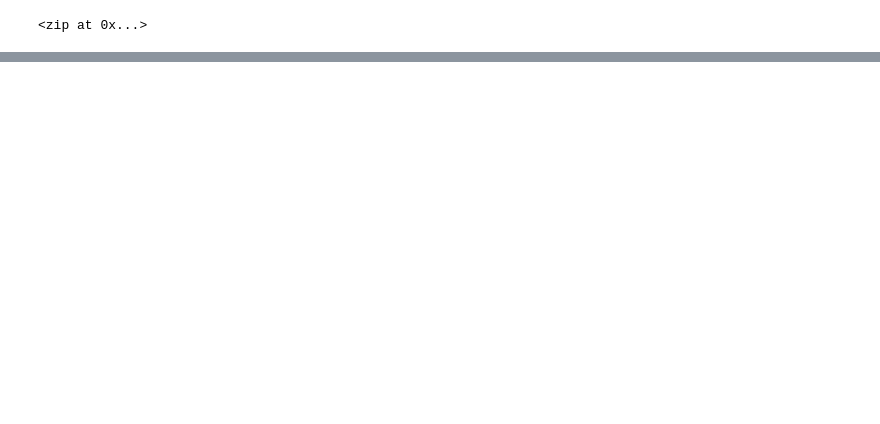
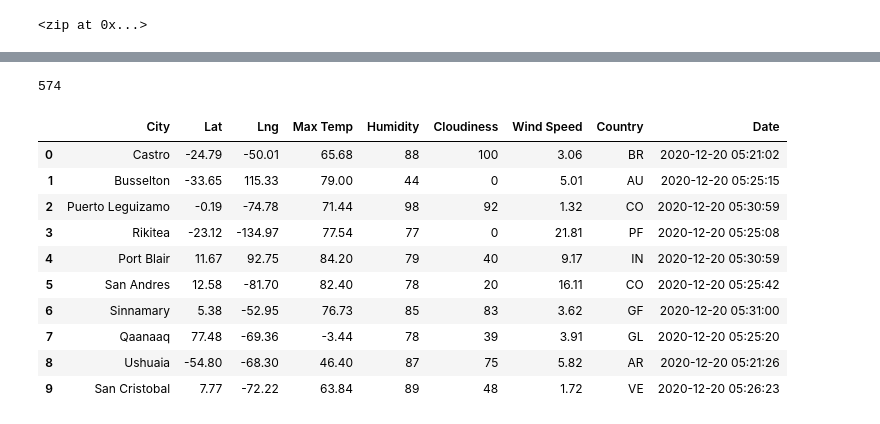
Before and after one commit to jayjohnson526/World_Weather_Analysis, a Jupyter notebook: WeatherPy.ipynb, the cells around one changed output, grey strips where cells are left out. Cells and saved outputs as stored; diff of their text form; code cells hidden in the pictures; blank space fills up the shorter version.

Commit message:
Adding weather_data folder with cities datafile. Updated WeatherPy.

```diff
--- a/WeatherPy.ipynb
+++ b/WeatherPy.ipynb
@@ -34,0 +42,4 @@ len(cities)
+# %%
+# Starting URL for Weather Map API Call.
+url = "http://api.openweathermap.org/data/2.5/weather?units=Imperial&APPID=" + weather_api_key
+print(url)
@@ -34,0 +48,11 @@ len(cities)
+# %%
+# Create an empty list to hold the weather data.
+city_data = []
+
+# Print the beginning of the logging.
+print("Beginning Data Retrieval     ")
+print("-----------------------------")
+
+# Create counters.
+record_count = 1
+set_count = 1
@@ -34,0 +135,21 @@ len(cities)
+# %%
+# Get how many cities are in our array of dictionaries
+len(city_data)
+# %% [output]
+574
+# %%
+# Convert the array of dictionaries to a Pandas DataFrame.
+city_data_df = pd.DataFrame(city_data)
+city_data_df.head(10)
+# %% [output]
+|  | City | Lat | Lng | Max Temp | Humidity | Cloudiness | Wind Speed | Country | Date |
+| 0 | Castro | -24.79 | -50.01 | 65.68 | 88 | 100 | 3.06 | BR | 2020-12-20 05:21:02 |
+| 1 | Busselton | -33.65 | 115.33 | 79.00 | 44 | 0 | 5.01 | AU | 2020-12-20 05:25:15 |
+| 2 | Puerto Leguizamo | -0.19 | -74.78 | 71.44 | 98 | 92 | 1.32 | CO | 2020-12-20 05:30:59 |
+| 3 | Rikitea | -23.12 | -134.97 | 77.54 | 77 | 0 | 21.81 | PF | 2020-12-20 05:25:08 |
+| 4 | Port Blair | 11.67 | 92.75 | 84.20 | 79 | 40 | 9.17 | IN | 2020-12-20 05:30:59 |
+| 5 | San Andres | 12.58 | -81.70 | 82.40 | 78 | 20 | 16.11 | CO | 2020-12-20 05:25:42 |
+| 6 | Sinnamary | 5.38 | -52.95 | 76.73 | 85 | 83 | 3.62 | GF | 2020-12-20 05:31:00 |
+| 7 | Qaanaaq | 77.48 | -69.36 | -3.44 | 78 | 39 | 3.91 | GL | 2020-12-20 05:25:20 |
+| 8 | Ushuaia | -54.80 | -68.30 | 46.40 | 87 | 75 | 5.82 | AR | 2020-12-20 05:21:26 |
+| 9 | San Cristobal | 7.77 | -72.22 | 63.84 | 89 | 48 | 1.72 | VE | 2020-12-20 05:26:23 |
```
Also changed, not shown: parts of 7 cells of this notebook, 4 other files.
